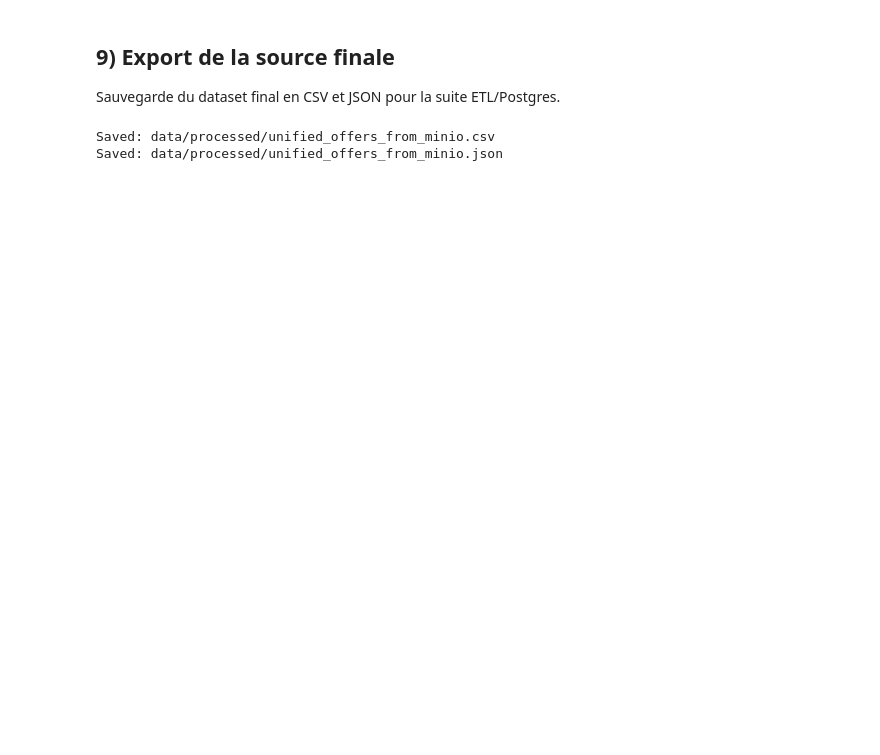
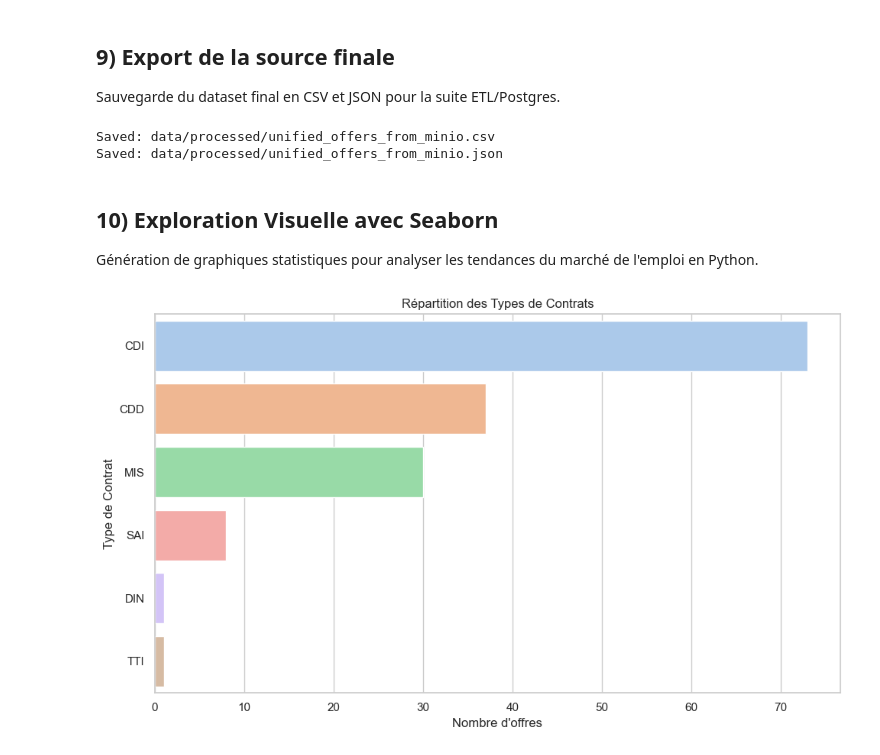
Before and after one commit to YanisBra/Job-market-etl-factory, a Jupyter notebook: notebooks/etl_exploration_minio.ipynb, the cells around one changed output. Drawn from its saved outputs; the diff is of its cells as text; code cells hidden in the pictures; blank space fills up the shorter version.

```diff
--- a/notebooks/etl_exploration_minio.ipynb
+++ b/notebooks/etl_exploration_minio.ipynb
@@ -270,3 +270,23 @@ print('Saved:', json_path)
 # %% [output]
 Saved: data/processed/unified_offers_from_minio.csv
 Saved: data/processed/unified_offers_from_minio.json
+# %% [markdown]
+## 10) Exploration Visuelle avec Seaborn
+
+Génération de graphiques statistiques pour analyser les tendances du marché de l'emploi en Python.
+# %%
+import matplotlib.pyplot as plt
+import seaborn as sns
+
+sns.set_theme(style="whitegrid", palette="pastel")
+# %%
+plt.figure(figsize=(10, 6))
+contract_counts = df_unified['contract_type'].fillna('Non spécifié').value_counts()
+sns.barplot(x=contract_counts.values, y=contract_counts.index, hue=contract_counts.index, legend=False)
+plt.title('Répartition des Types de Contrats')
+plt.xlabel("Nombre d'offres")
+plt.ylabel('Type de Contrat')
+plt.tight_layout()
+plt.show()
+# %% [output]
+[figure, added]
```
Also changed, not shown: parts of 4 cells of this notebook, 5 other files.
